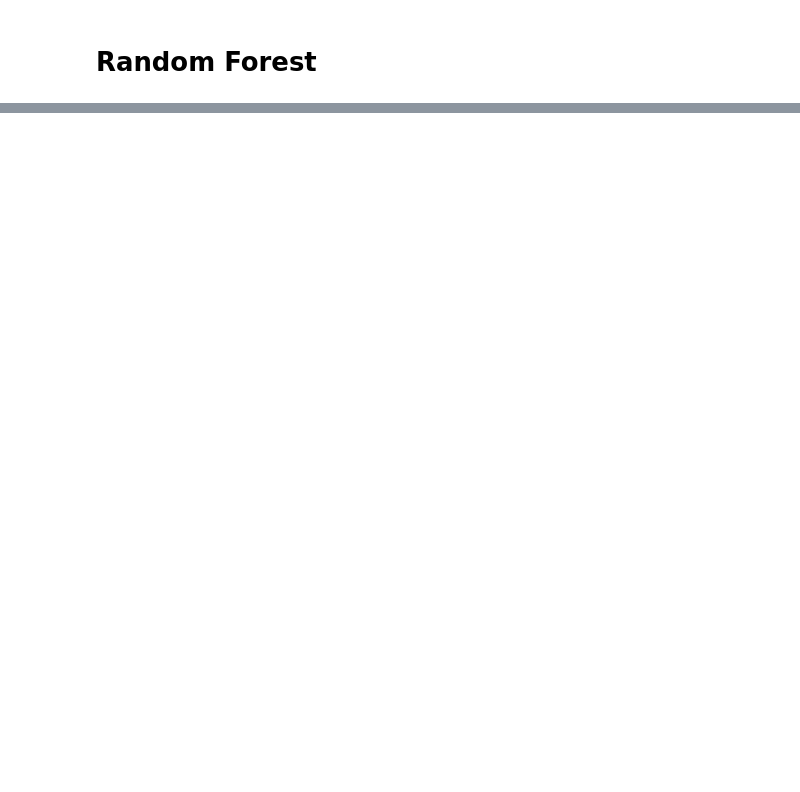
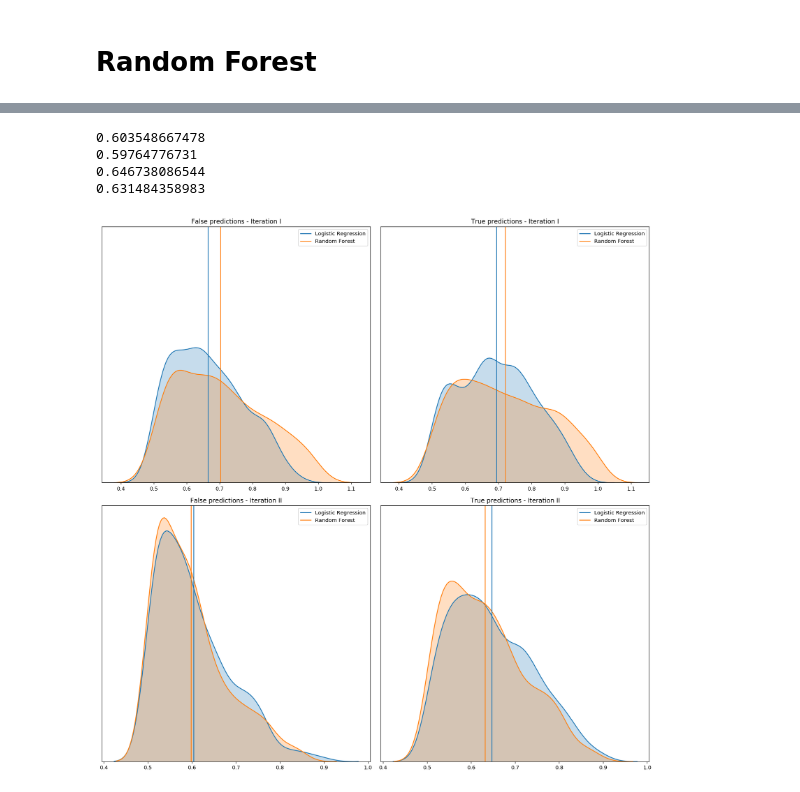
Before and after one commit to jgoerner/SportsPrediction, a Jupyter notebook: NBA/notebooks/2.2-model-building-second-iteration.ipynb, the cells around one changed output, grey strips where cells are left out. Saved outputs shown, nothing was run; the diff lists cells and outputs as text; code cells hidden in the pictures; blank space fills up the shorter version.

```diff
--- a/NBA/notebooks/2.2-model-building-second-iteration.ipynb
+++ b/NBA/notebooks/2.2-model-building-second-iteration.ipynb
@@ -182,8 +182,8 @@ log_loss(y_val, GS_LR.predict_proba(X_val))
 # %%
 # parameter grid
 param_grid = {
-    "n_estimators": [10, 15, 20],
-    "min_samples_leaf": [1, 2, 3, 4, 5],
+    "n_estimators": [10, 15, 20, 25, 30],
+    "min_samples_leaf": [1, 5, 10, 15, 20, 25, 30, 35],
     "min_samples_split": [2, 3, 4, 5]
 }
 
@@ -205,0 +216,6 @@ log_loss(y_val, GS_RF.predict_proba(X_val))
+# %%
+import matplotlib.pyplot as plt
+import numpy as np
+import seaborn as sns
+
+plt.rcParams["figure.figsize"] = (15, 15)
@@ -205,0 +224,68 @@ log_loss(y_val, GS_RF.predict_proba(X_val))
+# %%
+### PLOT I/IV
+ax1 = plt.subplot(221)
+sns.kdeplot(y_wrong_lr, shade=True, label="Logistic Regression")
+sns.kdeplot(y_wrong_rf, shade=True, label="Random Forest")
+plt.axvline(x=np.mean(y_wrong_lr), color='#1f77b4')
+plt.axvline(x=np.mean(y_wrong_rf), color='#ff7f0e')
+plt.yticks([])
+plt.title("False predictions - Iteration I");
+
+### PLOT II/IV
+ax2 = plt.subplot(222, sharey=ax1)
+sns.kdeplot(y_right_lr, shade=True, label="Logistic Regression")
+sns.kdeplot(y_right_rf, shade=True, label="Random Forest")
+plt.axvline(x=np.mean(y_right_lr), color='#1f77b4')
+plt.axvline(x=np.mean(y_right_rf), color='#ff7f0e')
+plt.yticks([])
+plt.title("True predictions - Iteration I");
+
+### PLOT III/IV
+idx_lr_wrong = GS_LR.predict(X_val) != y_val
+res_lr = []
+for preds in GS_LR.predict_proba(X_val)[idx_lr_wrong]:
+    res_lr.append(max(preds))
+
+idx_lr_wrong = GS_RF.predict(X_val) != y_val
+res_rf = []
+for preds in GS_RF.predict_proba(X_val)[idx_lr_wrong]:
+    res_rf.append(max(preds))
+
+ax3 = plt.subplot(223, sharey=ax1)
+sns.kdeplot(res_lr, shade=True, label="Logistic Regression")
+sns.kdeplot(res_rf, shade=True, label="Random Forest")
+plt.axvline(x=np.mean(res_lr), color='#1f77b4')
+plt.axvline(x=np.mean(res_rf), color='#ff7f0e')
+plt.yticks([])
+plt.title("False predictions - Iteration II");
+print(np.mean(res_lr))
+print(np.mean(res_rf))
+
+### PLOT II/IV
+idx_lr_right = GS_LR.predict(X_val) == y_val
+res_lr = []
+for preds in GS_LR.predict_proba(X_val)[idx_lr_right]:
+    res_lr.append(max(preds))
+
+idx_lr_right = GS_RF.predict(X_val) == y_val
+res_rf = []
+for preds in GS_RF.predict_proba(X_val)[idx_lr_right]:
+    res_rf.append(max(preds))
+
+ax4 = plt.subplot(224, sharey=ax1)
+sns.kdeplot(res_lr, shade=True, label="Logistic Regression")
+sns.kdeplot(res_rf, shade=True, label="Random Forest")
+plt.axvline(x=np.mean(res_lr), color='#1f77b4')
+plt.axvline(x=np.mean(res_rf), color='#ff7f0e')
+plt.yticks([])
+plt.title("True predictions - Iteration II")
+plt.tight_layout()
+plt.savefig("results/2_2_prediction-overview.png")
+print(np.mean(res_lr))
+print(np.mean(res_rf))
+# %% [output]
+0.603548667478
+0.59764776731
+0.646738086544
+0.631484358983
+[figure, added]
```
Also changed, not shown: parts of 15 cells of this notebook, 4 other files.
